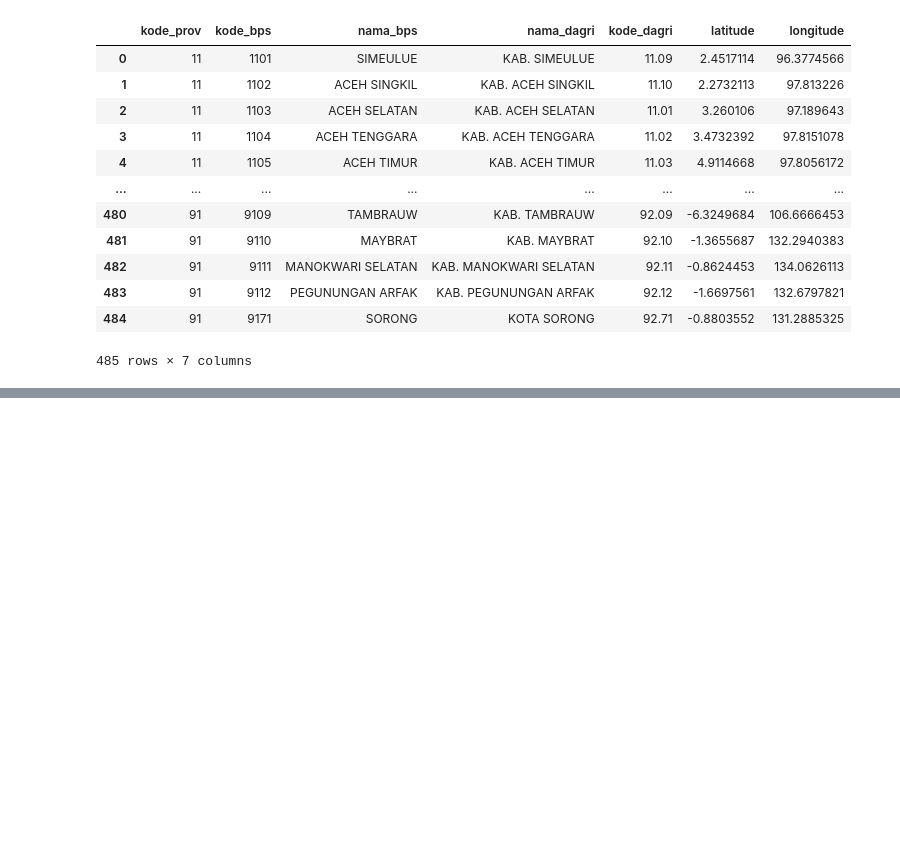
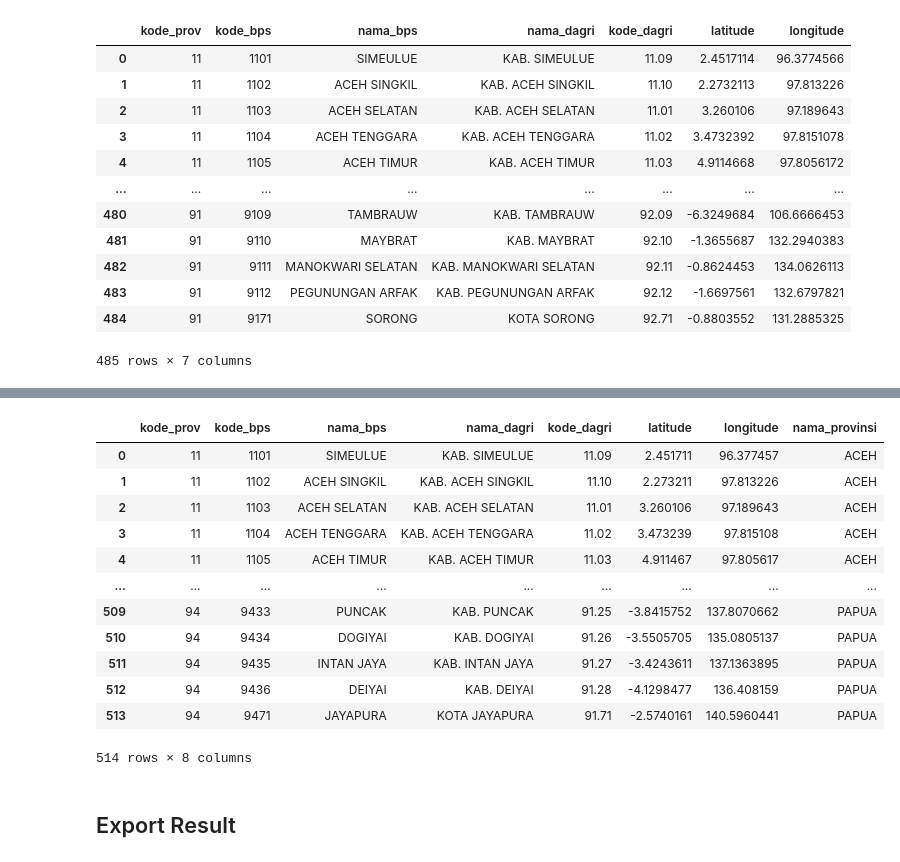
Before and after one commit to damarss/scraping-geo-bps-daerah, a Jupyter notebook: scraping.ipynb, the cells around one changed output, grey strips where cells are left out. Cells and saved outputs as stored; diff of their text form; code cells hidden in the pictures; blank space fills up the shorter version.

Commit message:
fix kode_prov

```diff
--- a/scraping.ipynb
+++ b/scraping.ipynb
@@ -208,0 +242,5 @@ temp.to_csv('kabupaten_latlong.csv', index=False)
+# %%
+latlong = pd.concat([latlong, pd.DataFrame(new_data_list)], ignore_index=True)
+# %%
+kabkota_papua_latlong = pd.merge(kabkota_papua, latlong, on='kode_bps', how='inner')
+kabkota_papua_latlong.head()
@@ -208,0 +254,3 @@ temp.to_csv('kabupaten_latlong.csv', index=False)
+# %%
+new_latlong = pd.concat([new_latlong, kabkota_papua_latlong], ignore_index=True)
+new_latlong
@@ -208,0 +271,3 @@ temp.to_csv('kabupaten_latlong.csv', index=False)
+# %%
+prov = prov.rename(columns={'nama': 'nama_provinsi', 'kode': 'kode_prov'})
+prov.head()
@@ -208,0 +281,19 @@ temp.to_csv('kabupaten_latlong.csv', index=False)
+# %%
+new_latlong = pd.merge(new_latlong, prov, on='kode_prov', how='inner')
+new_latlong
+# %% [output]
+|  | kode_prov | kode_bps | nama_bps | nama_dagri | kode_dagri | latitude | longitude | nama_provinsi |
+| 0 | 11 | 1101 | SIMEULUE | KAB. SIMEULUE | 11.09 | 2.451711 | 96.377457 | ACEH |
+| 1 | 11 | 1102 | ACEH SINGKIL | KAB. ACEH SINGKIL | 11.10 | 2.273211 | 97.813226 | ACEH |
+| 2 | 11 | 1103 | ACEH SELATAN | KAB. ACEH SELATAN | 11.01 | 3.260106 | 97.189643 | ACEH |
+| 3 | 11 | 1104 | ACEH TENGGARA | KAB. ACEH TENGGARA | 11.02 | 3.473239 | 97.815108 | ACEH |
+| 4 | 11 | 1105 | ACEH TIMUR | KAB. ACEH TIMUR | 11.03 | 4.911467 | 97.805617 | ACEH |
+| ... | ... | ... | ... | ... | ... | ... | ... | ... |
+| 509 | 94 | 9433 | PUNCAK | KAB. PUNCAK | 91.25 | -3.8415752 | 137.8070662 | PAPUA |
+| 510 | 94 | 9434 | DOGIYAI | KAB. DOGIYAI | 91.26 | -3.5505705 | 135.0805137 | PAPUA |
+| 511 | 94 | 9435 | INTAN JAYA | KAB. INTAN JAYA | 91.27 | -3.4243611 | 137.1363895 | PAPUA |
+| 512 | 94 | 9436 | DEIYAI | KAB. DEIYAI | 91.28 | -4.1298477 | 136.408159 | PAPUA |
+| 513 | 94 | 9471 | JAYAPURA | KOTA JAYAPURA | 91.71 | -2.5740161 | 140.5960441 | PAPUA |
+514 rows × 8 columns
+# %% [markdown]
+## Export Result
```
Also changed, not shown: parts of 9 cells of this notebook, 4 other files.
